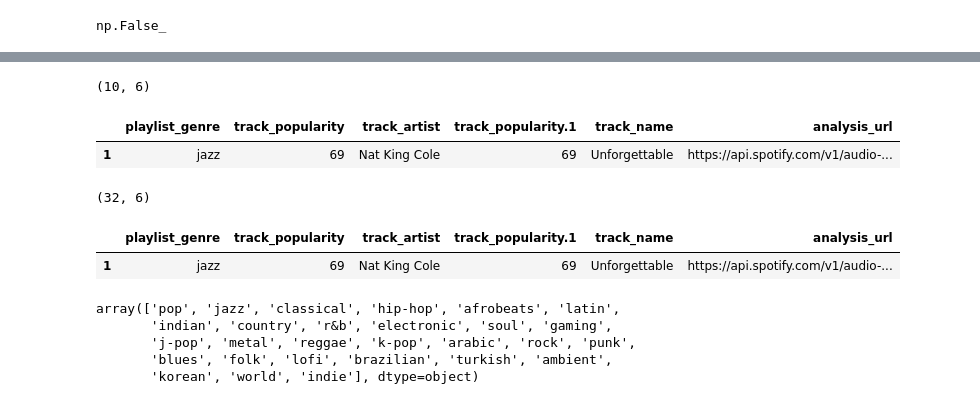
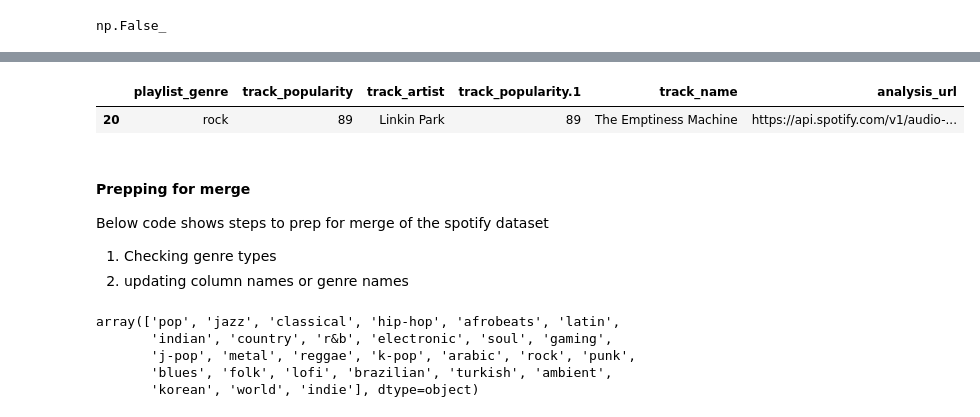
Before and after one commit to luckycarms/Music, a Jupyter notebook: music.ipynb, the cells around one changed output, grey strips where cells are left out. Cells and saved outputs as stored; diff of their text form; code cells hidden in the pictures.

```diff
--- a/music.ipynb
+++ b/music.ipynb
@@ -324,11 +414,3 @@ popular_songs_by_genre.shape
-# %%
-# checking for duplicates and removing any duplicated values by genre
-
-duplicates_popular_songs_by_genre = popular_songs_by_genre[popular_songs_by_genre.duplicated(keep=False)]
-
-duplicates_popular_songs_by_genre.shape
-# %% [output]
-(10, 6)
 # %%
 # Drop duplicates and create a new DataFrame
 popular_songs_by_genre_no_duplicates = popular_songs_by_genre.drop_duplicates()
@@ -353,12 +435,8 @@ def filter_by_genre(df, column_name, genre):
     filtered_popular_songs = popular_songs_by_genre_clean[popular_songs_by_genre_clean['playlist_genre'] == genre]
     return filtered_popular_songs
 # %%
-result_popular = filter_by_genre(popular_songs_by_genre, 'playlist_genre', 'jazz')
+result_popular = filter_by_genre(popular_songs_by_genre, 'playlist_genre', 'rock')
 result_popular
 # %% [output]
 |  | playlist_genre | track_popularity | track_artist | track_popularity.1 | track_name | analysis_url |
-| 1 | jazz | 69 | Nat King Cole | 69 | Unforgettable | https://api.spotify.com/v1/audio-... |
+| 20 | rock | 89 | Linkin Park | 89 | The Emptiness Machine | https://api.spotify.com/v1/audio-... |
-# %%
-popular_songs_by_genre_clean.shape
-# %% [output]
-(32, 6)
@@ -383,9 +443,9 @@ def filter_by_genre(df, column_name, genre):
-# %%
-result_popular = filter_by_genre(popular_songs_by_genre, 'playlist_genre', 'jazz')
-result_popular
-# %% [output]
-|  | playlist_genre | track_popularity | track_artist | track_popularity.1 | track_name | analysis_url |
-| 1 | jazz | 69 | Nat King Cole | 69 | Unforgettable | https://api.spotify.com/v1/audio-... |
+# %% [markdown]
+#### Prepping for merge
+
+Below code shows steps to prep for merge of the spotify dataset
+1. Checking genre types
+2. updating column names or genre names
 # %%
 # checking unique genre titles in spotify
 
```
Also changed, not shown: parts of 25 cells of this notebook, 13 other files.
